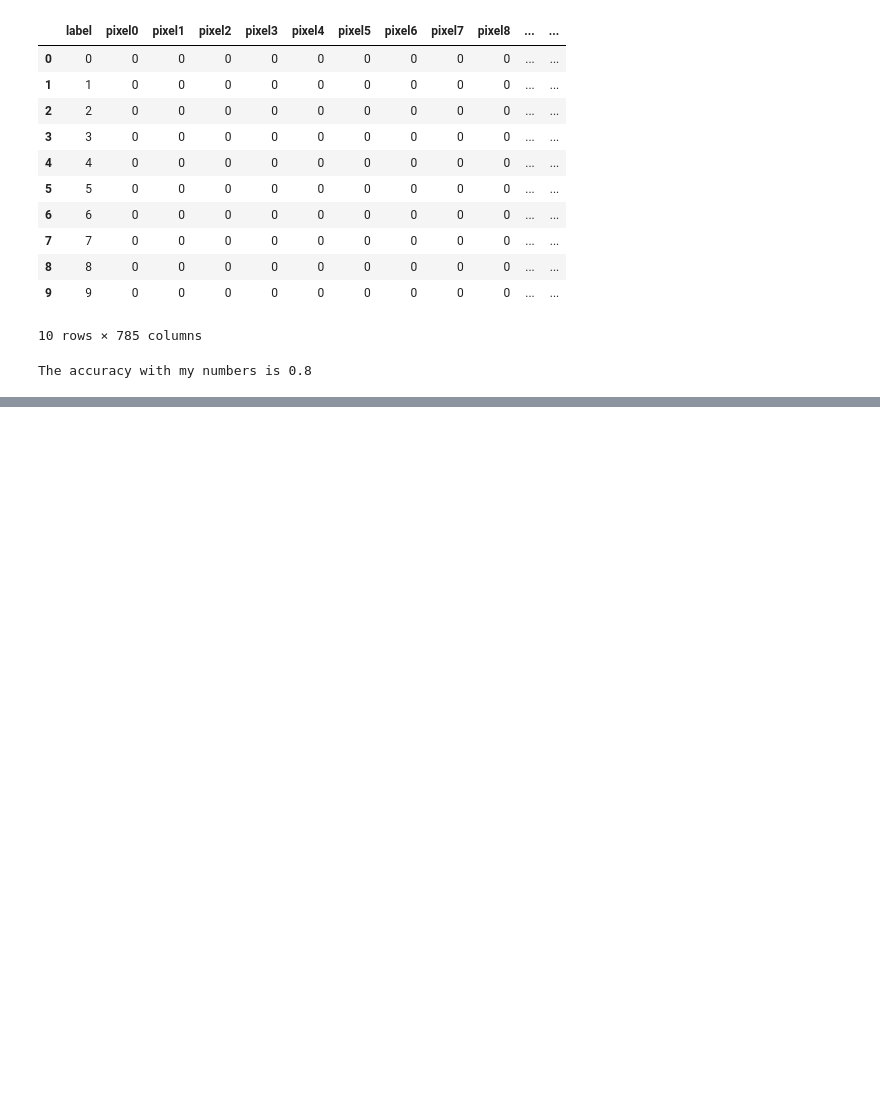
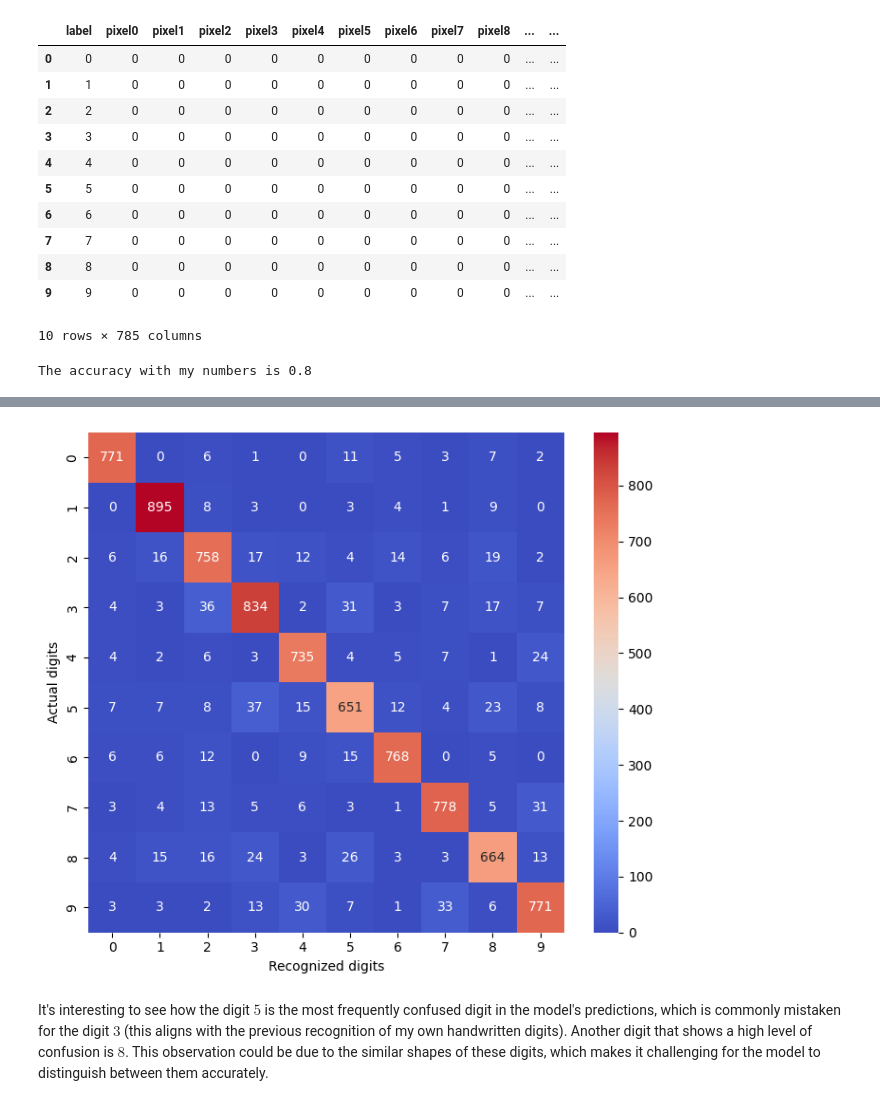
Before and after one commit to matuneville/ml-projects, a Jupyter notebook: projects/handwritten-digits-recognition/logistic-regression-digits-recognizer.ipynb, the cells around one changed output, grey strips where cells are left out. Saved outputs shown, nothing was run; the diff lists cells and outputs as text; code cells hidden in the pictures; blank space fills up the shorter version.

```diff
--- a/projects/handwritten-digits-recognition/logistic-regression-digits-recognizer.ipynb
+++ b/projects/handwritten-digits-recognition/logistic-regression-digits-recognizer.ipynb
@@ -156,0 +159,13 @@ plt.tight_layout()
+# %%
+confusion = confusion_matrix(y_test, y_pred)
+
+plt.figure(figsize=(7,6))
+sns.heatmap(confusion, annot=True, fmt='d', cmap='coolwarm')
+
+plt.ylabel('Actual digits')
+plt.xlabel('Recognized digits')
+plt.tight_layout()
+# %% [output]
+[figure, added]
+# %% [markdown]
+It's interesting to see how the digit $5$ is the most frequently confused digit in the model's predictions, which is commonly mistaken for the digit $3$ (this aligns with the previous recognition of my own handwritten digits). Another digit that shows a high level of confusion is $8$. This observation could be due to the similar shapes of these digits, which makes it challenging for the model to distinguish between them accurately.
```
Also changed, not shown: parts of 7 cells of this notebook.
